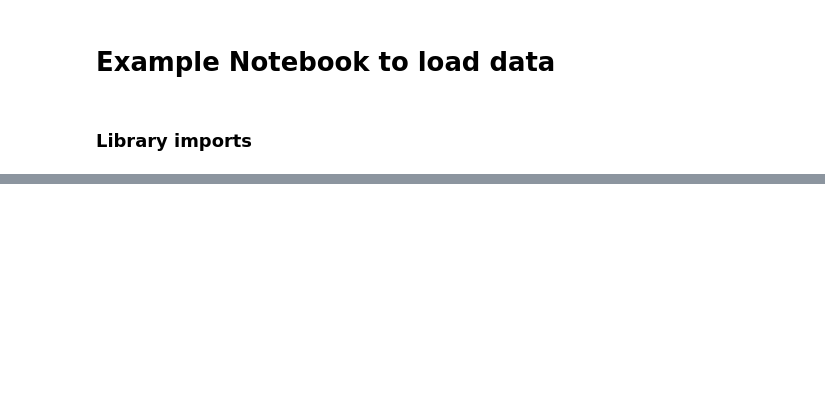
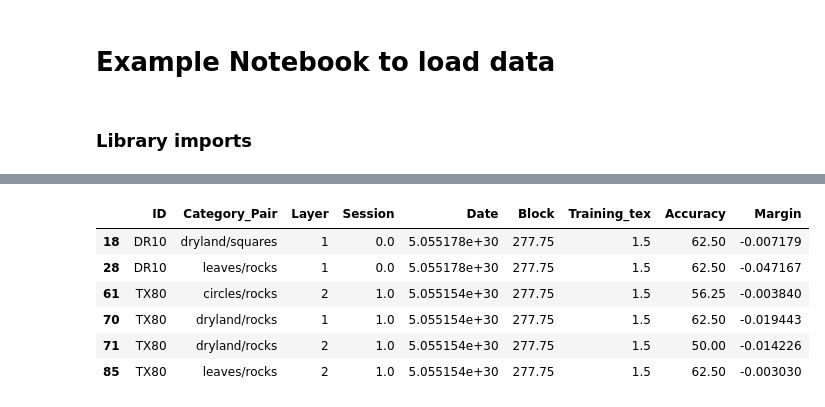
Before and after one commit to NunezKant/Dprime, a Jupyter notebook: PassiveStim/scripts/Minimal load example.ipynb, the cells around one changed output, grey strips where cells are left out. Cells and saved outputs as stored; diff of their text form; code cells hidden in the pictures; blank space fills up the shorter version.

```diff
--- a/PassiveStim/scripts/Minimal load example.ipynb
+++ b/PassiveStim/scripts/Minimal load example.ipynb
@@ -27,0 +113,10 @@ cats, stim_idx = utils.get_stim_class_and_samples_ix(subset_stim, n_categories=8
+# %%
+summary_sessions.groupby(["ID","Category_Pair","Layer"]).mean().reset_index().query("Margin<0")
+# %% [output]
+|  | ID | Category_Pair | Layer | Session | Date | Block | Training_tex | Accuracy | Margin |
+| 18 | DR10 | dryland/squares | 1 | 0.0 | 5.055178e+30 | 277.75 | 1.5 | 62.50 | -0.007179 |
+| 28 | DR10 | leaves/rocks | 1 | 0.0 | 5.055178e+30 | 277.75 | 1.5 | 62.50 | -0.047167 |
+| 61 | TX80 | circles/rocks | 2 | 1.0 | 5.055154e+30 | 277.75 | 1.5 | 56.25 | -0.003840 |
+| 70 | TX80 | dryland/rocks | 1 | 1.0 | 5.055154e+30 | 277.75 | 1.5 | 62.50 | -0.019443 |
+| 71 | TX80 | dryland/rocks | 2 | 1.0 | 5.055154e+30 | 277.75 | 1.5 | 50.00 | -0.014226 |
+| 85 | TX80 | leaves/rocks | 2 | 1.0 | 5.055154e+30 | 277.75 | 1.5 | 62.50 | -0.003030 |
```
Also changed, not shown: parts of 15 cells of this notebook, 2 other files.
